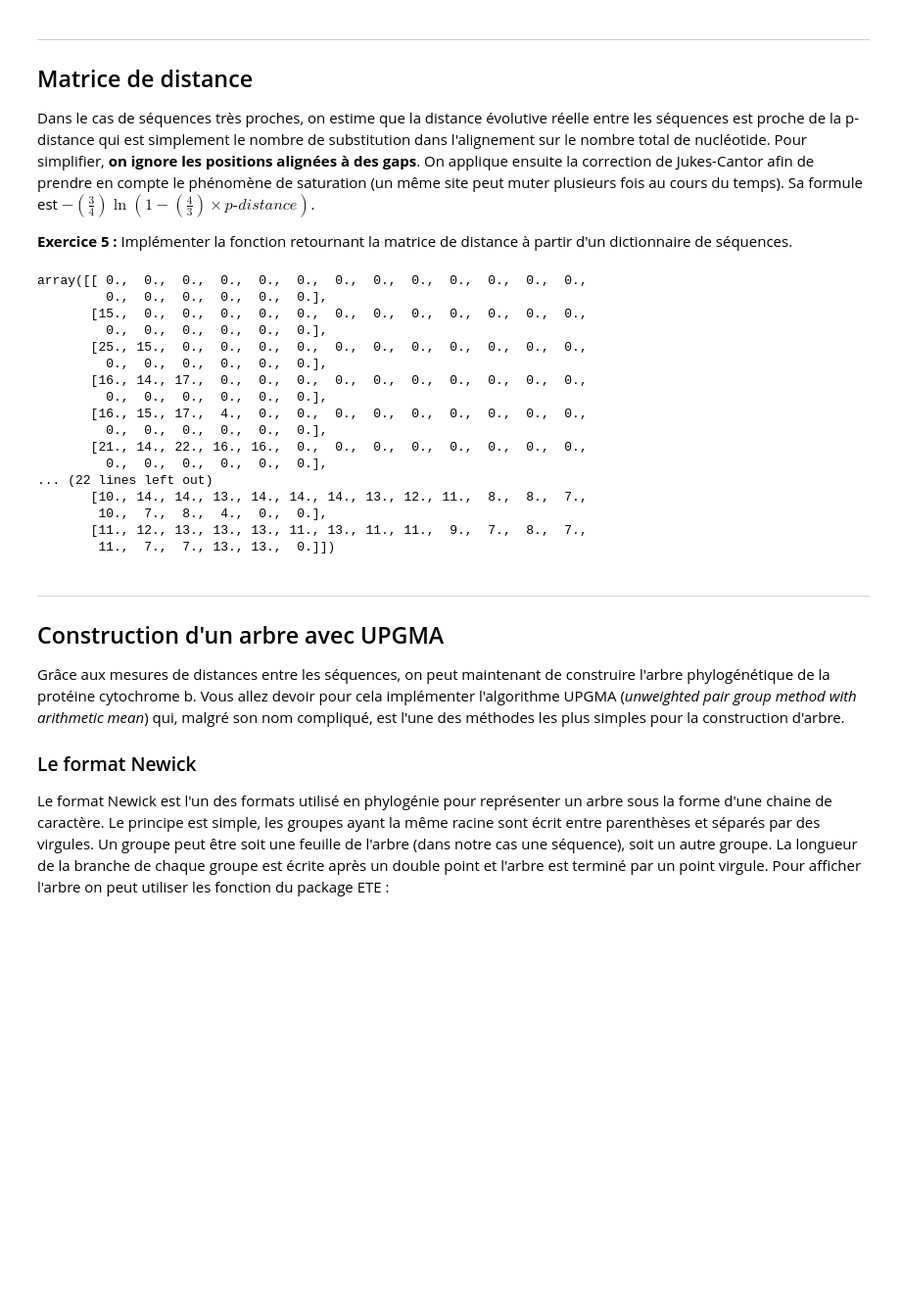
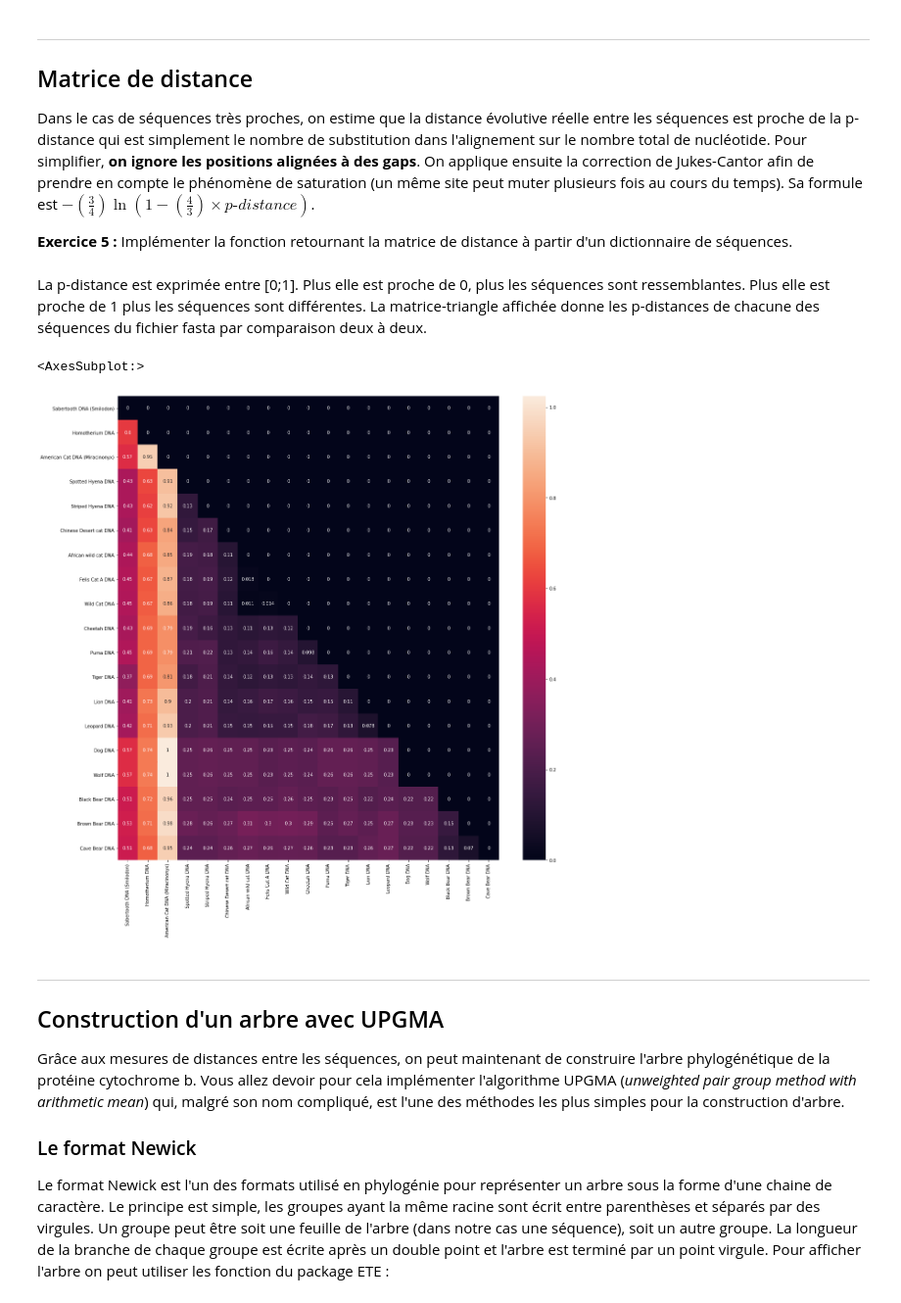
Before and after one commit to orthose/cat_phylo, a Jupyter notebook: projet_phylogenie.ipynb, the cells around one changed output. Shown at 98% size. Cells and saved outputs as stored; diff of their text form; code cells hidden in the pictures; blank space fills up the shorter version.

```diff
--- a/projet_phylogenie.ipynb
+++ b/projet_phylogenie.ipynb
@@ -328,14 +328,24 @@ Dans le cas de séquences très proches, on estime que la distance évolutive r
 
 **Exercice 5 :** Implémenter la fonction retournant la matrice de distance à partir d'un dictionnaire de séquences.
 # %%
-# faire une classe avec accès au dico des keys
-
 def count_replace(A, B):
     '''
     @param A, B: Séquences str
-    @return: nombre de substitutions int
+    @return: (nombre de substitutions int, nombre de nucléotides int)
     '''
-    return sum([1 for (a, b) in zip(A, B) if a != b and a != '-' and b != '-'])
+    repl = 0
+    nucl = 0
+    for (a, b) in zip(A, B):
+        # On ignore les gaps
+        if a != '-' and b != '-':
+            # Substitution
+            if a != b:
+                repl += 1
+                nucl += 1
+            # Match
+            else:
+                nucl += 1
+    return (repl, nucl)
 
 def compute_distances(fasta):
     '''
@@ -358,31 +368,25 @@ def compute_distances(fasta):
             i += 1
             j = 0
         else:
-            M[i][j] = float(count_replace(lk[i], lk[j]))
+            (repl, nucl) = count_replace(fasta[lk[i]], fasta[lk[j]])
+            M[i][j] = float(repl) / float(nucl)
             j += 1
 
     # Correction de Jukes-Cantor
-    return M#-(3 / 4) * np.log(1 - (4 / 3) * M) # M + M.T ?
+    return abs(-(3 / 4) * np.log(1 - (4 / 3) * M))
-# %%
-compute_distances(fasta)
-# %% [output]
-array([[ 0.,  0.,  0.,  0.,  0.,  0.,  0.,  0.,  0.,  0.,  0.,  0.,  0.,
-         0.,  0.,  0.,  0.,  0.,  0.],
-       [15.,  0.,  0.,  0.,  0.,  0.,  0.,  0.,  0.,  0.,  0.,  0.,  0.,
-         0.,  0.,  0.,  0.,  0.,  0.],
-       [25., 15.,  0.,  0.,  0.,  0.,  0.,  0.,  0.,  0.,  0.,  0.,  0.,
-         0.,  0.,  0.,  0.,  0.,  0.],
-       [16., 14., 17.,  0.,  0.,  0.,  0.,  0.,  0.,  0.,  0.,  0.,  0.,
-         0.,  0.,  0.,  0.,  0.,  0.],
-       [16., 15., 17.,  4.,  0.,  0.,  0.,  0.,  0.,  0.,  0.,  0.,  0.,
-         0.,  0.,  0.,  0.,  0.,  0.],
-       [21., 14., 22., 16., 16.,  0.,  0.,  0.,  0.,  0.,  0.,  0.,  0.,
-         0.,  0.,  0.,  0.,  0.,  0.],
-... (22 lines left out)
-       [10., 14., 14., 13., 14., 14., 14., 13., 12., 11.,  8.,  8.,  7.,
-        10.,  7.,  8.,  4.,  0.,  0.],
-       [11., 12., 13., 13., 13., 11., 13., 11., 11.,  9.,  7.,  8.,  7.,
-        11.,  7.,  7., 13., 13.,  0.]])
+# %%
+M = compute_distances(fasta)
+# %% [markdown]
+La p-distance est exprimée entre [0;1]. Plus elle est proche de 0, plus les séquences sont ressemblantes. Plus elle est proche de 1 plus les séquences sont différentes. La matrice-triangle affichée donne les p-distances de chacune des séquences du fichier fasta par comparaison deux à deux.
+# %%
+import seaborn as sns
+import matplotlib.pyplot as plt
+N = len(fasta)
+plt.figure(figsize=(N, N))
+sns.heatmap(M, annot=True, xticklabels=fasta, yticklabels=fasta)
+# %% [output]
+<AxesSubplot:>
+[figure, added]
 # %% [markdown]
 ------
 ## Construction d'un arbre avec UPGMA
```
Also changed, not shown: parts of 4 cells of this notebook.
